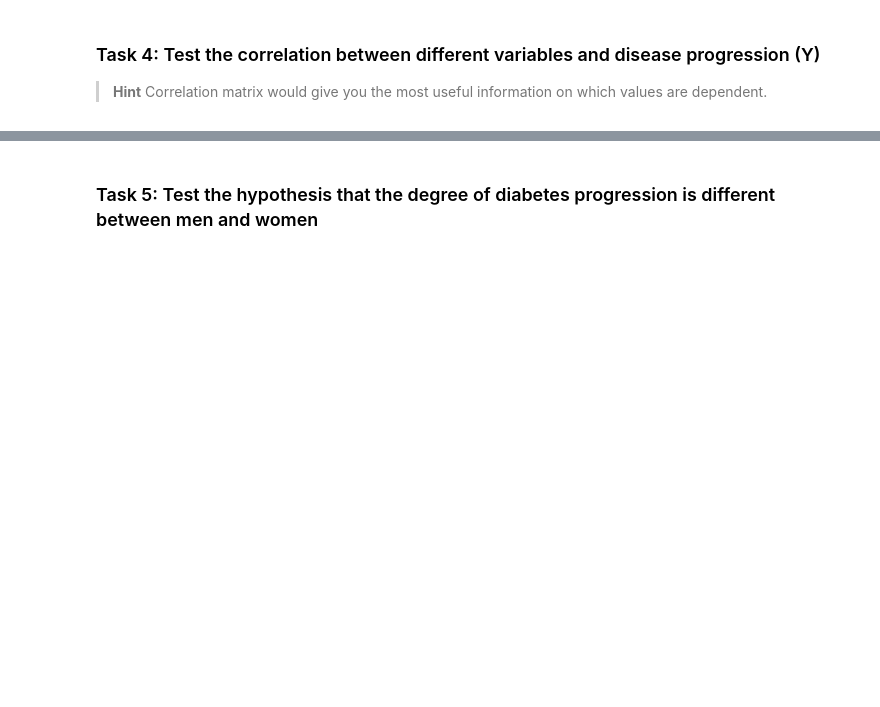
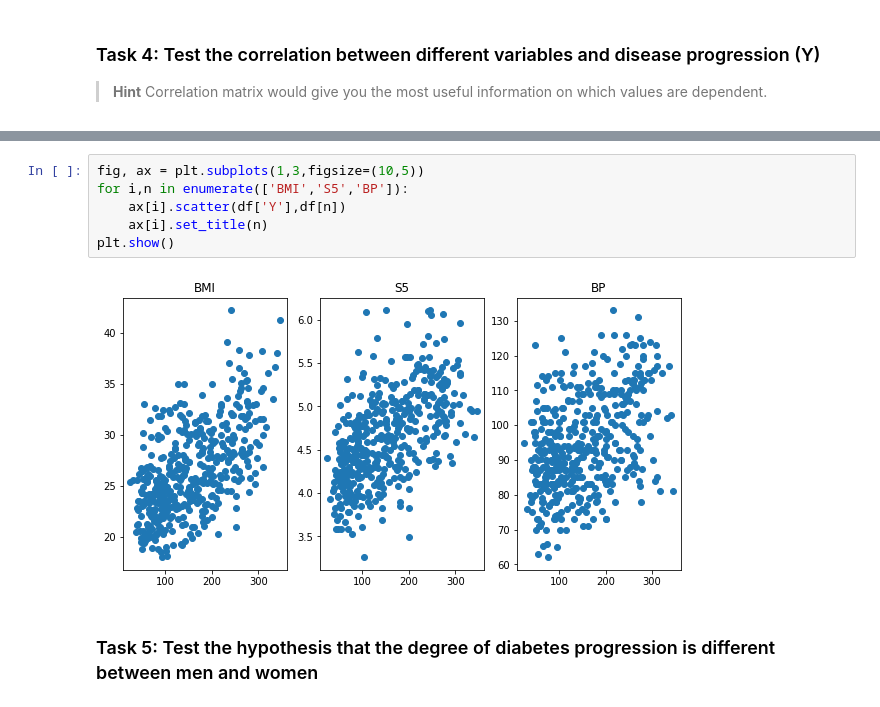
Before and after one commit to flegaspi700/my-projects, a Jupyter notebook: Azure/Data Science/003-ProbabilityandStats.ipynb, the cells around one changed output, grey strips where cells are left out. Saved outputs shown, nothing was run; the diff lists cells and outputs as text; blank space fills up the shorter version.

```diff
--- a/Azure/Data Science/003-ProbabilityandStats.ipynb
+++ b/Azure/Data Science/003-ProbabilityandStats.ipynb
@@ -59,2 +100,10 @@ df.corr()
+# %%
+fig, ax = plt.subplots(1,3,figsize=(10,5))
+for i,n in enumerate(['BMI','S5','BP']):
+    ax[i].scatter(df['Y'],df[n])
+    ax[i].set_title(n)
+plt.show()
+# %% [output]
+[figure, added]
 # %% [markdown]
 ### Task 5: Test the hypothesis that the degree of diabetes progression is different between men and women
```
Also changed, not shown: parts of 6 cells of this notebook.
